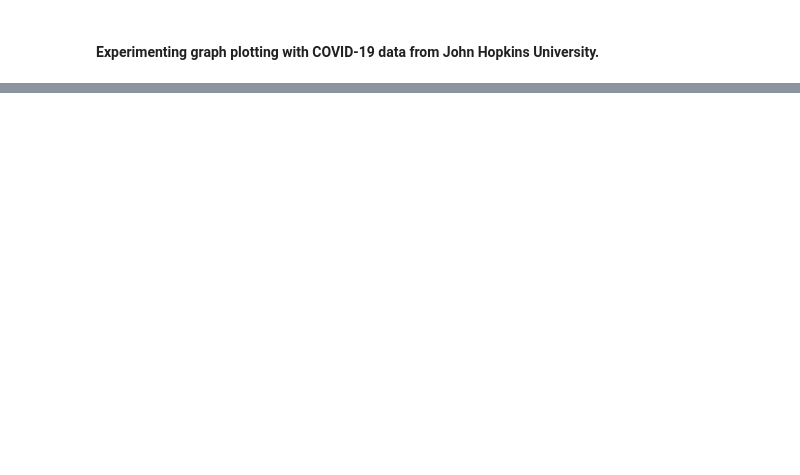
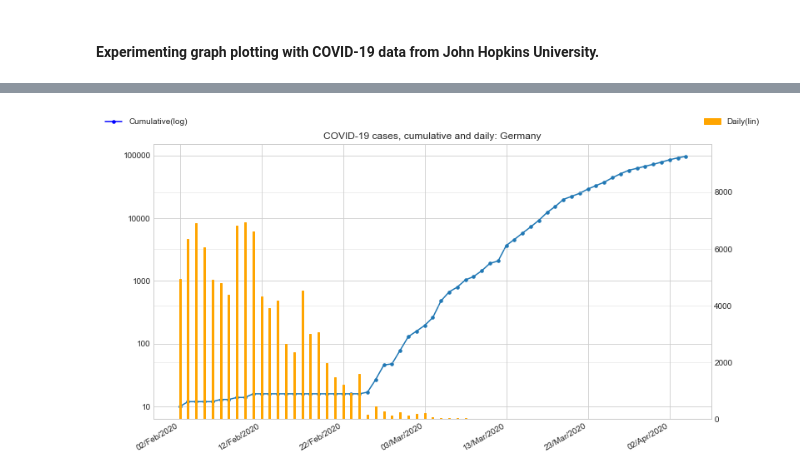
Before and after one commit to igorecarrasco/covidbot, a Jupyter notebook: notebooks/PlotExp.ipynb, the cells around one changed output, grey strips where cells are left out. Drawn from its saved outputs; the diff is of its cells as text; code cells hidden in the pictures; blank space fills up the shorter version.

```diff
--- a/notebooks/PlotExp.ipynb
+++ b/notebooks/PlotExp.ipynb
@@ -56,0 +66,65 @@ print(mx)
+# %%
+from matplotlib import pyplot as plt
+import matplotlib.dates as mdates
+from matplotlib.ticker import StrMethodFormatter
+import matplotlib.lines as mlines
+from scipy.interpolate import make_interp_spline, BSpline
+
+country, series = random_country()
+series = series.replace(0, np.nan).dropna()
+
+sz = (series > 9) * 1
+
+series = (series * sz).replace(0,np.nan).dropna()
+print(country)
+print(series)
+mx = max(map(int,list(series)))
+
+series2=list(series.copy(deep=True))
+non_cumulative = []
+series2.reverse()
+for idx,num in enumerate(series2):
+    try:
+        non_cumulative.append(int(num-series2[idx+1]))
+    except IndexError:
+        break
+
+non_cumulative.reverse
+
+
+
+fig = plt.figure(figsize=(12, 6.75))
+ax = series.plot(marker="o", markersize=3.5)
+blue_line = mlines.Line2D(
+    [],
+    [],
+    color="blue",
+    marker="o",
+    markersize=3.5,
+    label="Cumulative(log)",
+)
+ax2 = ax.twinx()
+ax2.yaxis.set_tick_params(grid_alpha=0.4)
+bars = ax2.bar(
+    x=range(len(non_cumulative)),
+    height=non_cumulative,
+    width=0.2,
+    color="orange",
+    edgecolor="orange",
+    label="Daily(lin)",
+)
+ax.set_yscale("log")  # Use logarithmic scale for clarity
+fig.autofmt_xdate()
+ax.yaxis.set_major_formatter(StrMethodFormatter("{x:.0f}"))
+plt.style.use("seaborn-whitegrid")  # This is a nice theme to use.
+plt.title(f"COVID-19 cases, cumulative and daily: {country.replace('*', '')}")
+
+first_leg = plt.legend(bbox_to_anchor=(-0.1, 1.02, 1., .100), loc="upper left", handles=[blue_line])
+ax = plt.gca().add_artist(first_leg)
+
+plt.legend(bbox_to_anchor=(0.1, 1.02, 1., .100), loc="upper right", handles=[bars])
+plt.margins(0.4)
+plt.savefig("/tmp/plot.png", bbox_inches="tight")
+
+print(mx)
+# %% [output]
@@ -56,0 +148 @@ print(mx)
+[figure, added]
```
Also changed, not shown: parts of 7 cells of this notebook, 10 other files.
